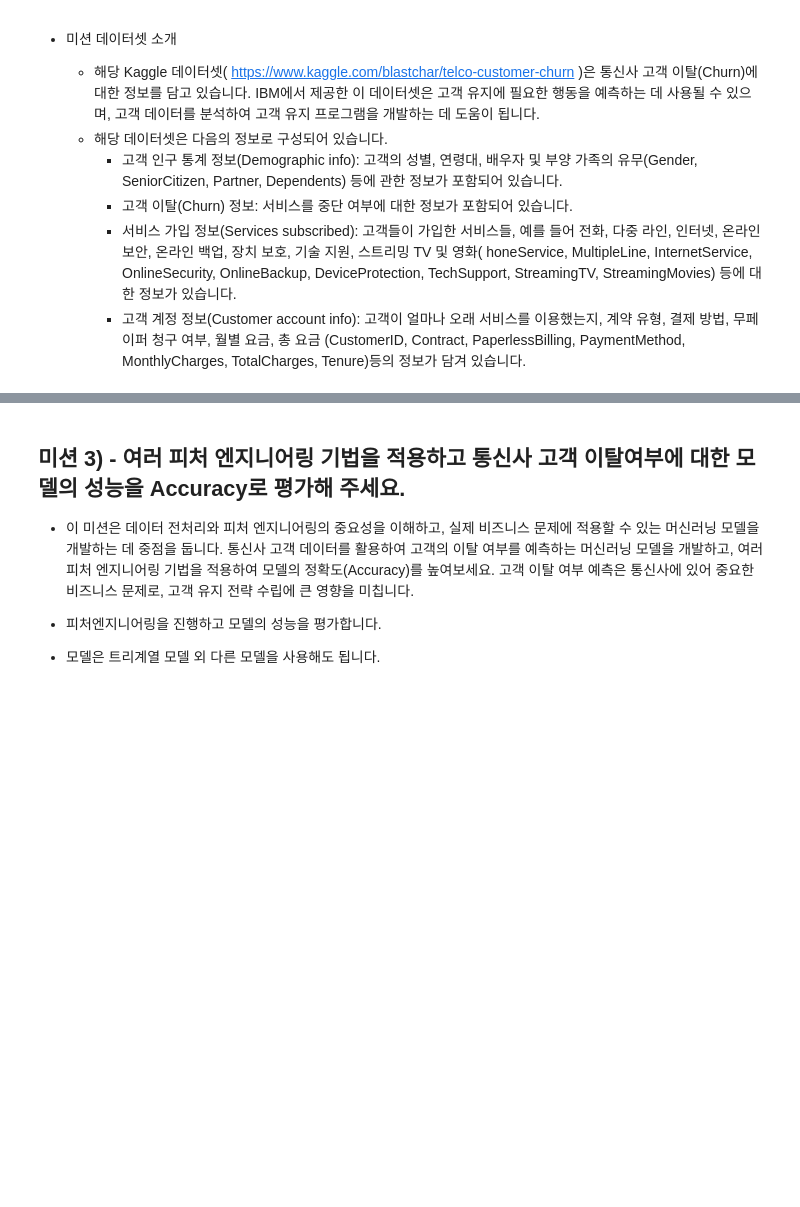
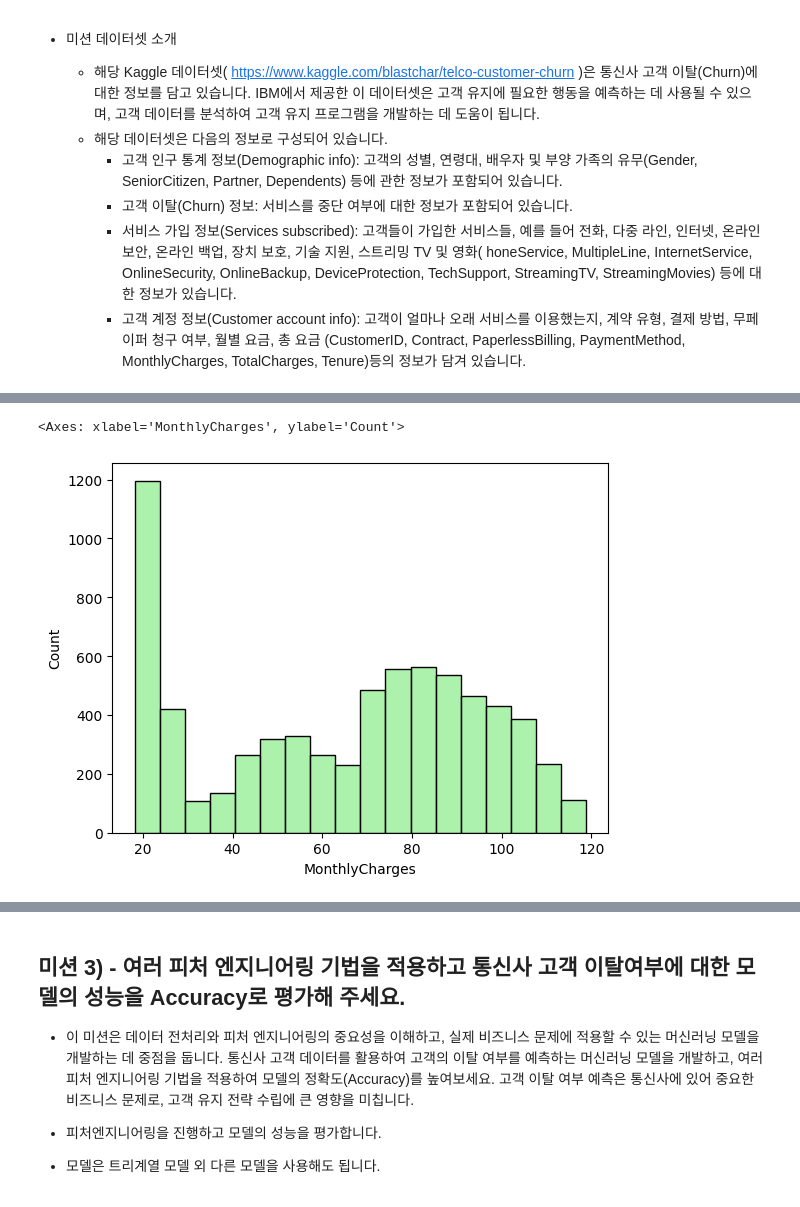
Before and after one commit to gaeunamy/data-science-projects, a Jupyter notebook: telco_customer_churn_03.ipynb, the cells around one changed output, grey strips where cells are left out. Cells and saved outputs as stored; diff of their text form; code cells hidden in the pictures; blank space fills up the shorter version.

```diff
--- a/telco_customer_churn_03.ipynb
+++ b/telco_customer_churn_03.ipynb
@@ -55,0 +64,4 @@ df = df.dropna()
+# %%
+# 여기에 코드를 입력해 주세요.
+df['monthlycharges_group'] = pd.cut(df['MonthlyCharges'], bins=[0, 30, 70, 99, 120], labels=['0-30', '30-70', '70-99', '99plus'])
+df[['MonthlyCharges', 'monthlycharges_group']].head()
@@ -56,2 +76,6 @@ df = df.dropna()
 # %%
 # 여기에 구간화 전의 수치 변수에 대한 히스토그램과 구간화 이후 범주로 변환해준 변수에 대한 countplot을 시각화 해주세요.
+sns.histplot(data=df["MonthlyCharges"], color='lightgreen')
+# %% [output]
+<Axes: xlabel='MonthlyCharges', ylabel='Count'>
+[figure, added]
```
Also changed, not shown: parts of 16 cells of this notebook.
